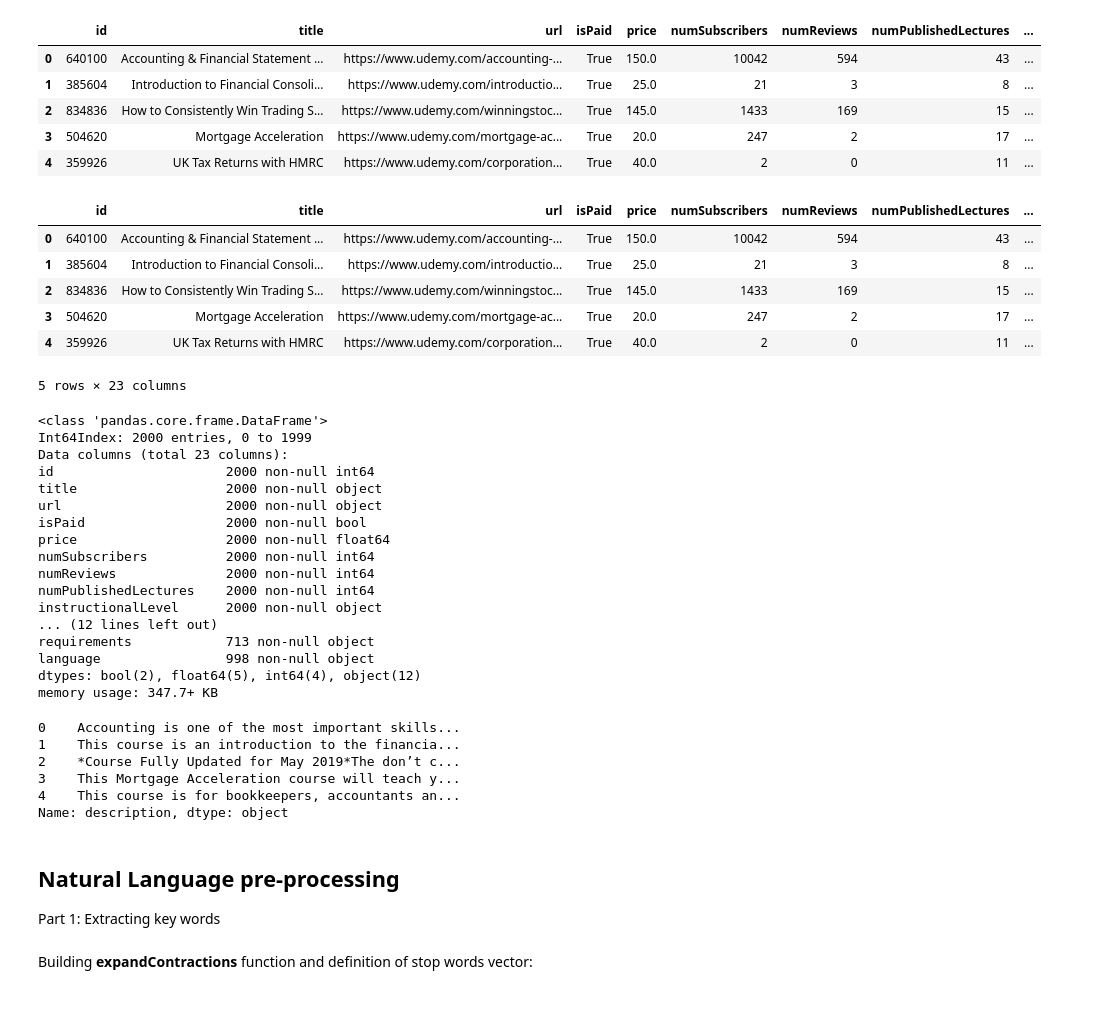
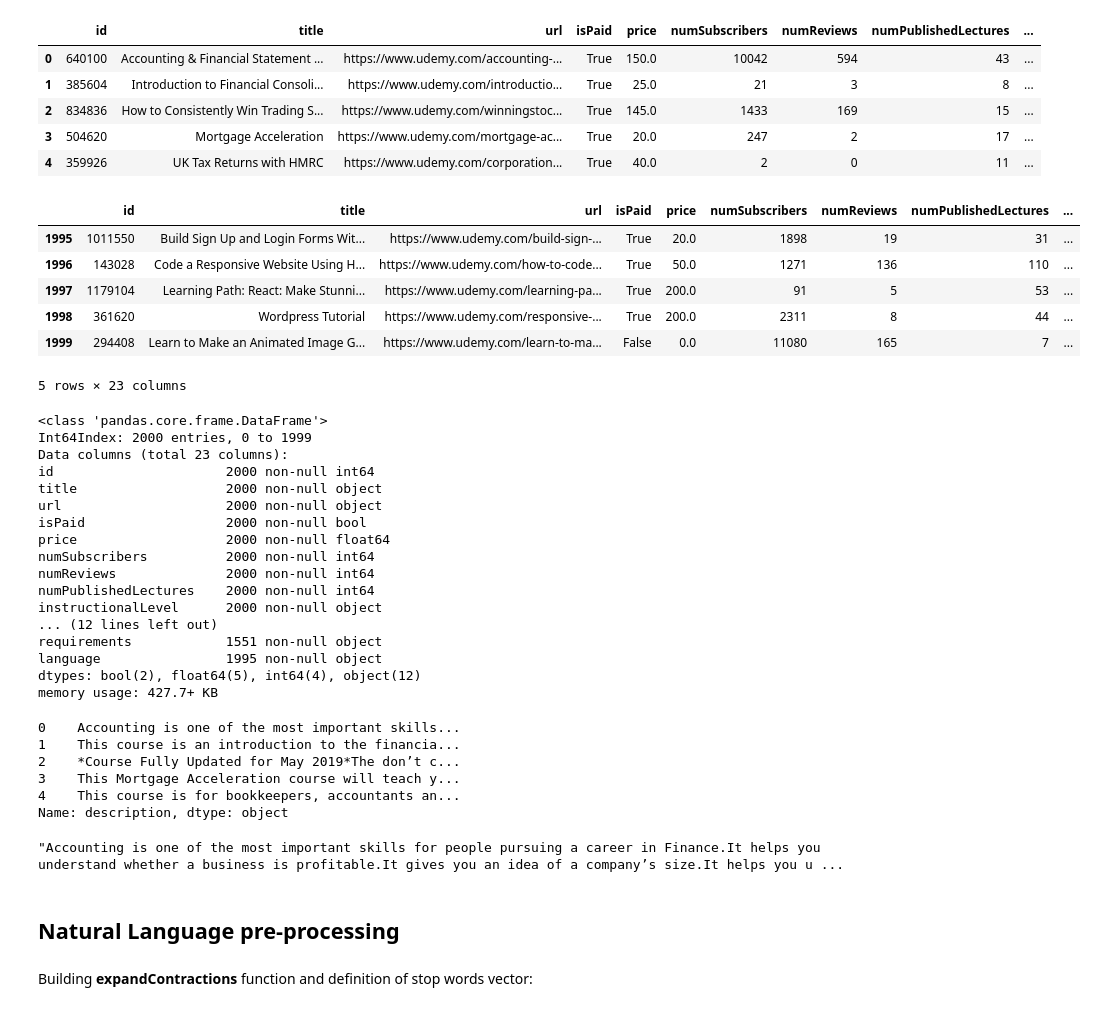
Before and after one commit to Daesparz/analysis_udemy_courses, a Jupyter notebook: Data_analysis/web_scraping_pipeline_Part3.ipynb, the cells around one changed output. Saved outputs shown, nothing was run; the diff lists cells and outputs as text; code cells hidden in the pictures.

```diff
--- a/Data_analysis/web_scraping_pipeline_Part3.ipynb
+++ b/Data_analysis/web_scraping_pipeline_Part3.ipynb
@@ -9,5 +19,5 @@ import pandas as pd
 # %% [markdown]
 Reading scraped Data and course Dataset:
 # %%
-df_scrapedData1 = pd.read_csv('../Data/interim/df_scrapedData.csv')
+df_scrapedData = pd.read_csv('../Data/interim/df_scrapedAllData.csv')
 # %%
@@ -31,16 +41,16 @@ df_coursesSampling.head()
 | 3 | 504620 | Mortgage Acceleration | https://www.udemy.com/mortgage-ac... | True | 20.0 | 247 | 2 | 17 | ... |
 | 4 | 359926 | UK Tax Returns with HMRC | https://www.udemy.com/corporation... | True | 40.0 | 2 | 0 | 11 | ... |
 # %%
-df_courseSampling = df_coursesSampling.join(df_scrapedData1, how='outer')
+df_courseSampling = df_coursesSampling.join(df_scrapedData, how='outer')
 # %%
-df_courseSampling.head()
+df_courseSampling.tail()
 # %% [output]
 |  | id | title | url | isPaid | price | numSubscribers | numReviews | numPublishedLectures | ... |
-| 0 | 640100 | Accounting & Financial Statement ... | https://www.udemy.com/accounting-... | True | 150.0 | 10042 | 594 | 43 | ... |
-| 1 | 385604 | Introduction to Financial Consoli... | https://www.udemy.com/introductio... | True | 25.0 | 21 | 3 | 8 | ... |
-| 2 | 834836 | How to Consistently Win Trading S... | https://www.udemy.com/winningstoc... | True | 145.0 | 1433 | 169 | 15 | ... |
-| 3 | 504620 | Mortgage Acceleration | https://www.udemy.com/mortgage-ac... | True | 20.0 | 247 | 2 | 17 | ... |
-| 4 | 359926 | UK Tax Returns with HMRC | https://www.udemy.com/corporation... | True | 40.0 | 2 | 0 | 11 | ... |
+| 1995 | 1011550 | Build Sign Up and Login Forms Wit... | https://www.udemy.com/build-sign-... | True | 20.0 | 1898 | 19 | 31 | ... |
+| 1996 | 143028 | Code a Responsive Website Using H... | https://www.udemy.com/how-to-code... | True | 50.0 | 1271 | 136 | 110 | ... |
+| 1997 | 1179104 | Learning Path: React: Make Stunni... | https://www.udemy.com/learning-pa... | True | 200.0 | 91 | 5 | 53 | ... |
+| 1998 | 361620 | Wordpress Tutorial | https://www.udemy.com/responsive-... | True | 200.0 | 2311 | 8 | 44 | ... |
+| 1999 | 294408 | Learn to Make an Animated Image G... | https://www.udemy.com/learn-to-ma... | False | 0.0 | 11080 | 165 | 7 | ... |
 5 rows × 23 columns
 # %%
 df_courseSampling.info()
@@ -58,10 +68,10 @@ numReviews              2000 non-null int64
 numPublishedLectures    2000 non-null int64
 instructionalLevel      2000 non-null object
 ... (12 lines left out)
-requirements            713 non-null object
-language                998 non-null object
+requirements            1551 non-null object
+language                1995 non-null object
 dtypes: bool(2), float64(5), int64(4), object(12)
-memory usage: 347.7+ KB
+memory usage: 427.7+ KB
 # %%
 df_courseSampling.description.head()
 # %% [output]
@@ -71,7 +81,9 @@ df_courseSampling.description.head()
 3    This Mortgage Acceleration course will teach y...
 4    This course is for bookkeepers, accountants an...
 Name: description, dtype: object
+# %%
+df_courseSampling.description[0]
+# %% [output]
+"Accounting is one of the most important skills for people pursuing a career in Finance.It helps you understand whether a business is profitable.It gives you an idea of a company’s size.It helps you u ...
 # %% [markdown]
 ## Natural Language pre-processing
-
-Part 1: Extracting key words
```
Also changed, not shown: parts of 16 cells of this notebook.
